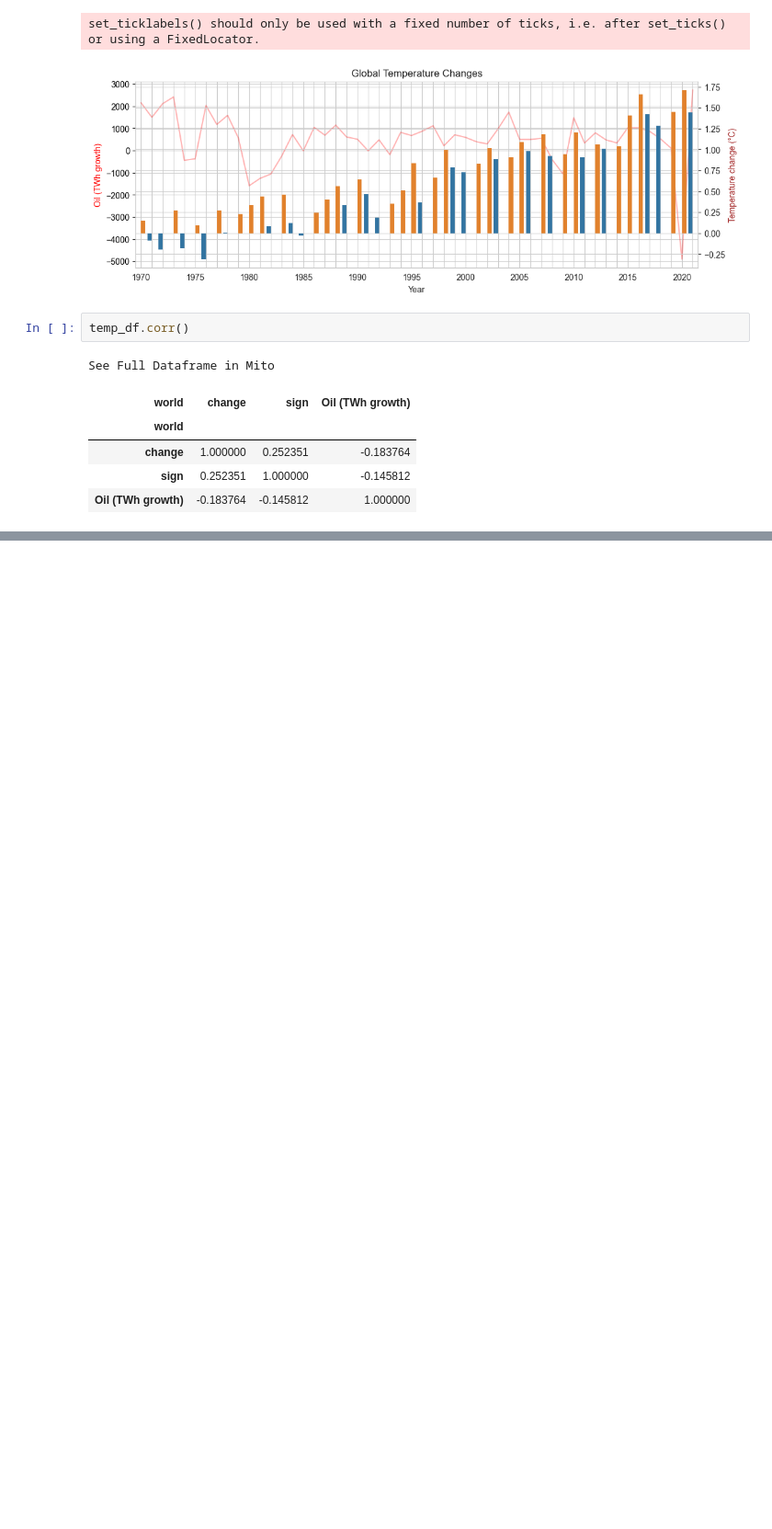
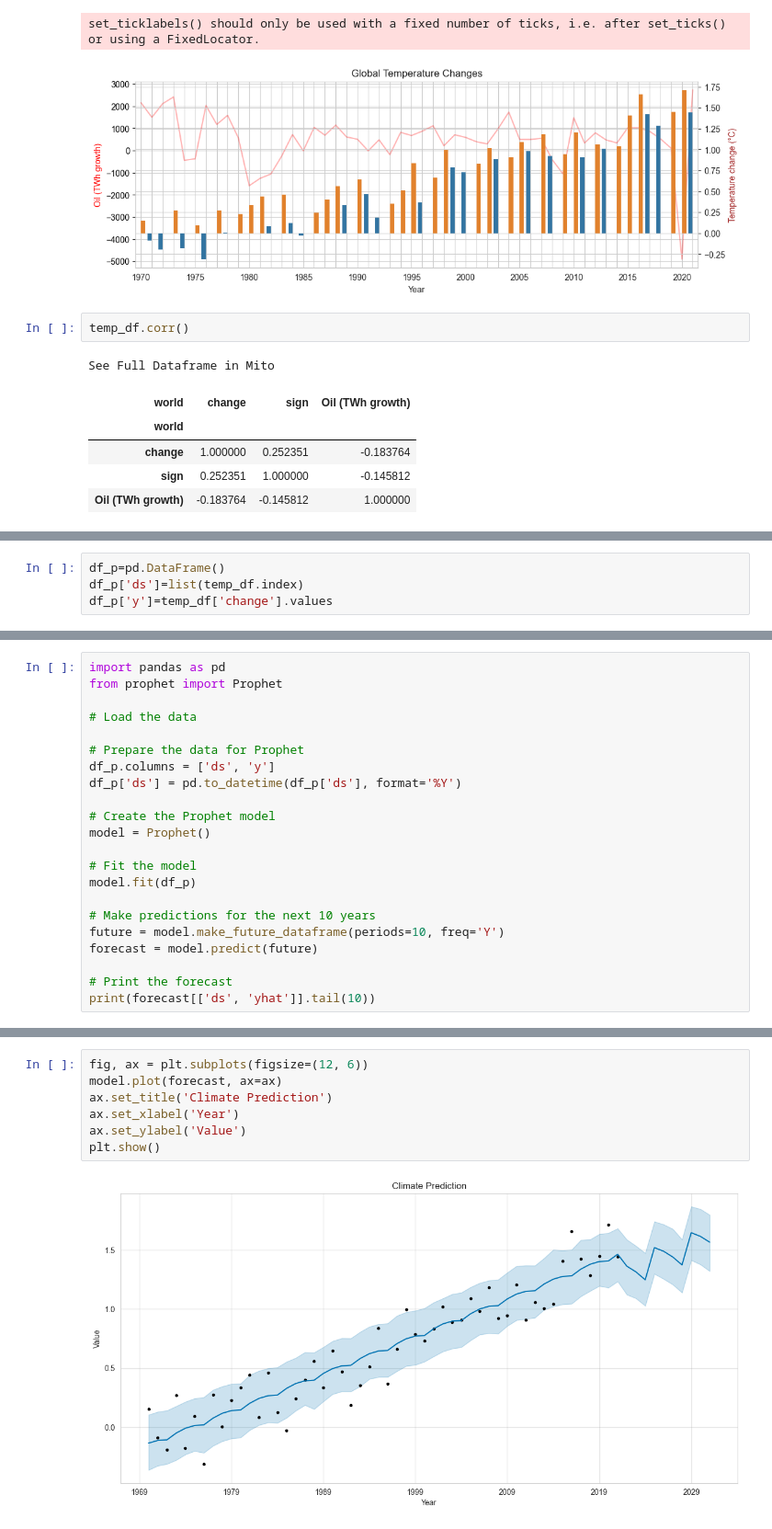
Before and after one commit to cchuang2009/2022-1, a Jupyter notebook: 2024/WorldTemperatureChange.ipynb, the cells around one changed output, grey strips where cells are left out. Shown: that part at 92% size. Cells and saved outputs as stored; diff of their text form; blank space fills up the shorter version.

Commit message:
Prediction added

```diff
--- a/2024/WorldTemperatureChange.ipynb
+++ b/2024/WorldTemperatureChange.ipynb
@@ -286,0 +313,4 @@ fig.show()
+# %%
+df_p=pd.DataFrame()
+df_p['ds']=list(temp_df.index)
+df_p['y']=temp_df['change'].values
@@ -286,0 +335,22 @@ fig.show()
+# %%
+import pandas as pd
+from prophet import Prophet
+
+# Load the data
+
+# Prepare the data for Prophet
+df_p.columns = ['ds', 'y']
+df_p['ds'] = pd.to_datetime(df_p['ds'], format='%Y')
+
+# Create the Prophet model
+model = Prophet()
+
+# Fit the model
+model.fit(df_p)
+
+# Make predictions for the next 10 years
+future = model.make_future_dataframe(periods=10, freq='Y')
+forecast = model.predict(future)
+
+# Print the forecast
+print(forecast[['ds', 'yhat']].tail(10))
@@ -286,0 +371,9 @@ fig.show()
+# %%
+fig, ax = plt.subplots(figsize=(12, 6))
+model.plot(forecast, ax=ax)
+ax.set_title('Climate Prediction')
+ax.set_xlabel('Year')
+ax.set_ylabel('Value')
+plt.show()
+# %% [output]
+[figure, added]
```
Also changed, not shown: parts of 12 cells of this notebook, 1 other file.
